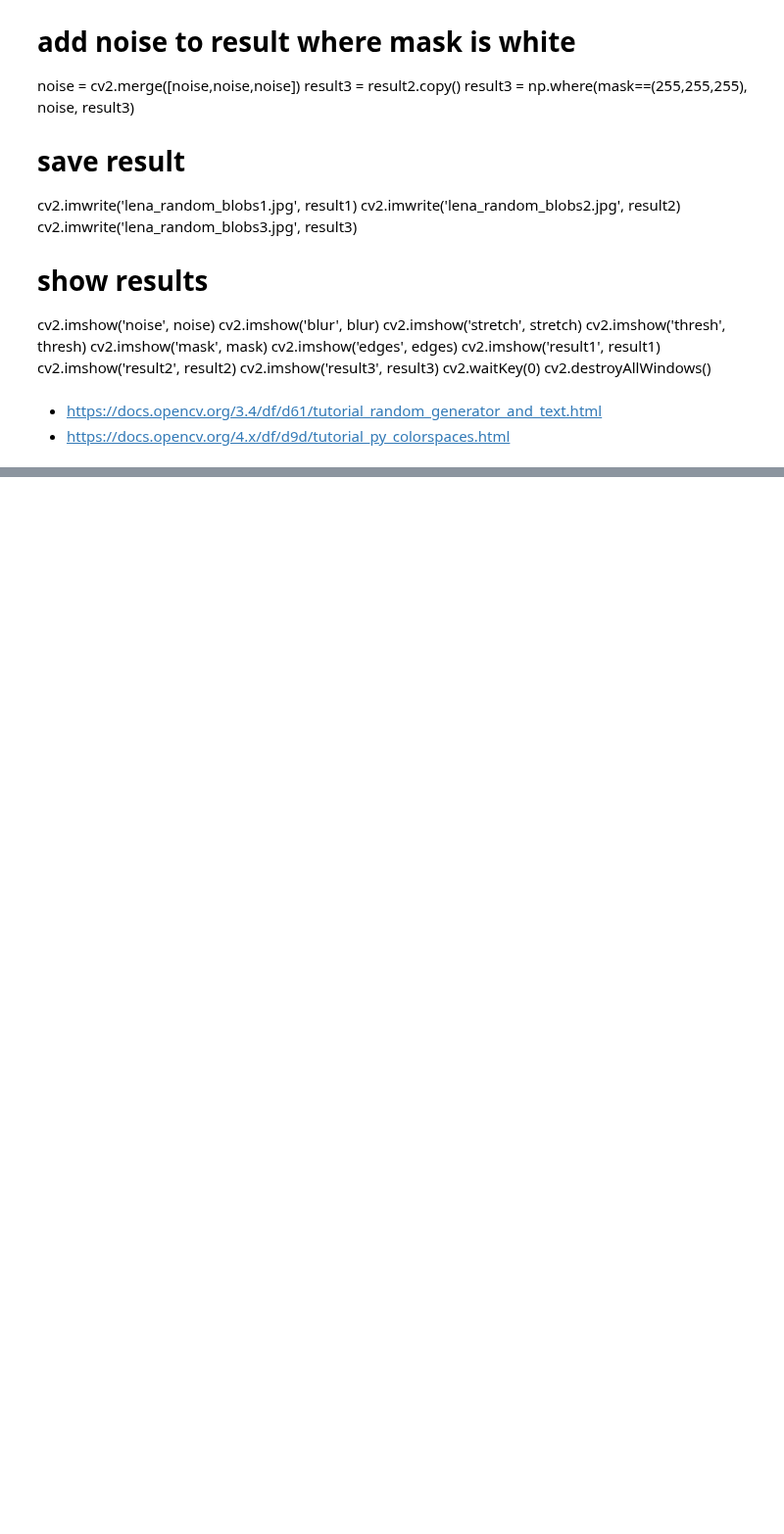
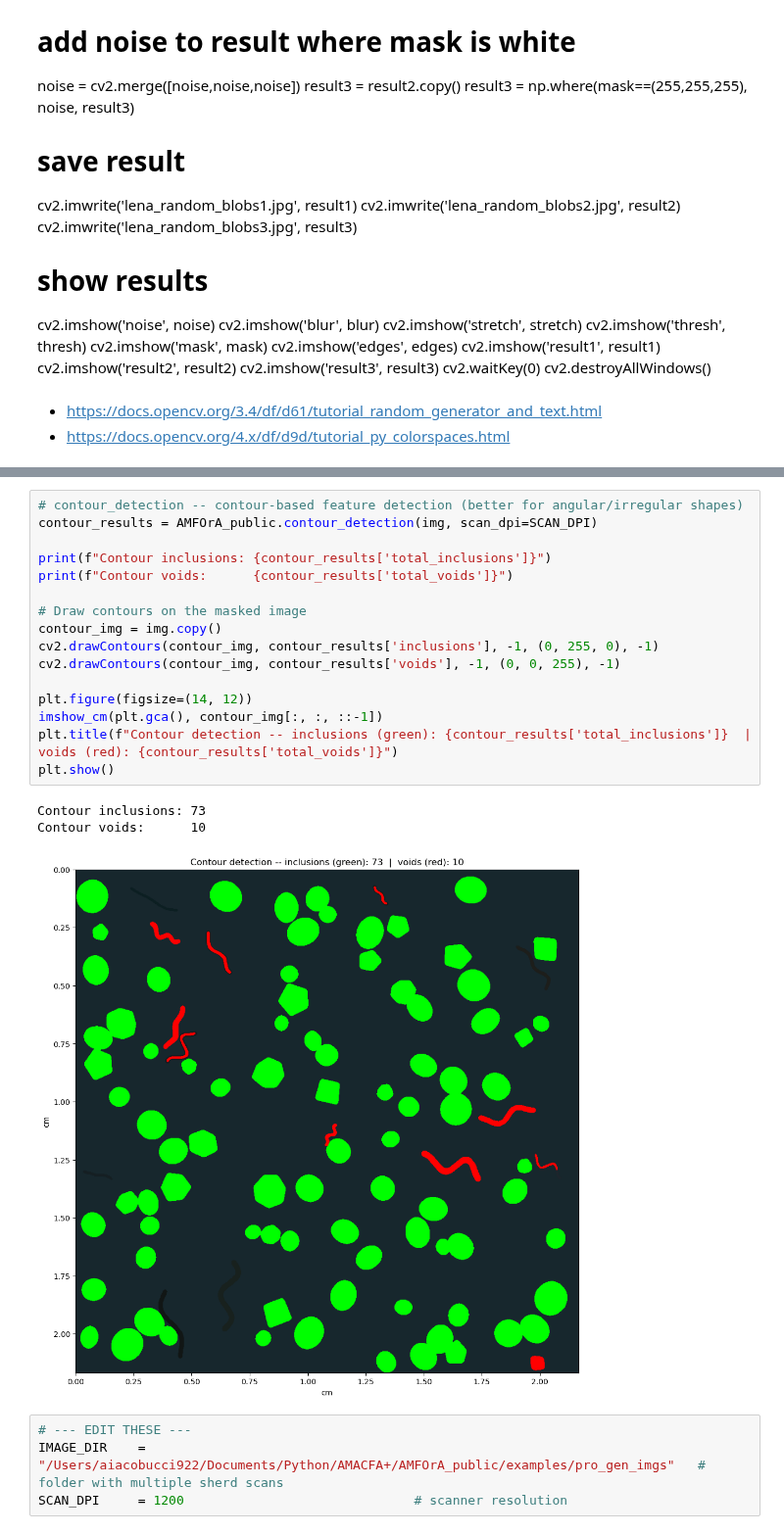
Before and after one commit to aleciaco/AMFOrA_public, a Jupyter notebook: examples/pro_gen_images.ipynb, the cells around one changed output, grey strips where cells are left out. Shown at 98% size. Drawn from its saved outputs; the diff is of its cells as text; blank space fills up the shorter version.

```diff
--- a/examples/pro_gen_images.ipynb
+++ b/examples/pro_gen_images.ipynb
@@ -304,0 +498,24 @@ plt.show()
+# %%
+# contour_detection -- contour-based feature detection (better for angular/irregular shapes)
+contour_results = AMFOrA_public.contour_detection(img, scan_dpi=SCAN_DPI)
+
+print(f"Contour inclusions: {contour_results['total_inclusions']}")
+print(f"Contour voids:      {contour_results['total_voids']}")
+
+# Draw contours on the masked image
+contour_img = img.copy()
+cv2.drawContours(contour_img, contour_results['inclusions'], -1, (0, 255, 0), -1)
+cv2.drawContours(contour_img, contour_results['voids'], -1, (0, 0, 255), -1)
+
+plt.figure(figsize=(14, 12))
+imshow_cm(plt.gca(), contour_img[:, :, ::-1])
+plt.title(f"Contour detection -- inclusions (green): {contour_results['total_inclusions']}  |  voids (red): {contour_results['total_voids']}")
+plt.show()
+# %% [output]
+Contour inclusions: 73
+Contour voids:      10
+[figure, added]
+# %%
+# --- EDIT THESE ---
+IMAGE_DIR    = "/Users/aiacobucci922/Documents/Python/AMACFA+/AMFOrA_public/examples/pro_gen_imgs"   # folder with multiple sherd scans
+SCAN_DPI     = 1200                              # scanner resolution
```
Also changed, not shown: parts of 12 cells of this notebook, 2 other files.
